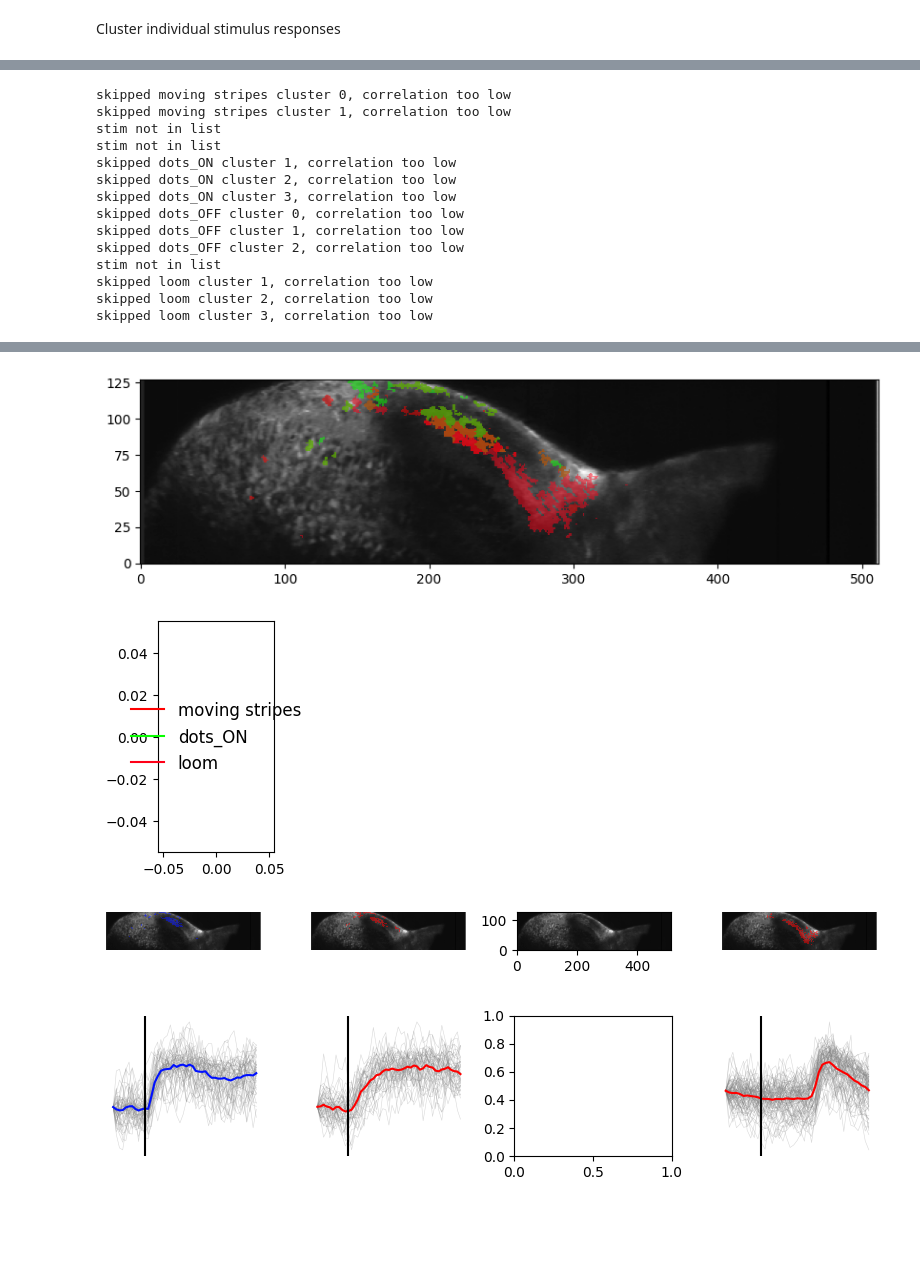
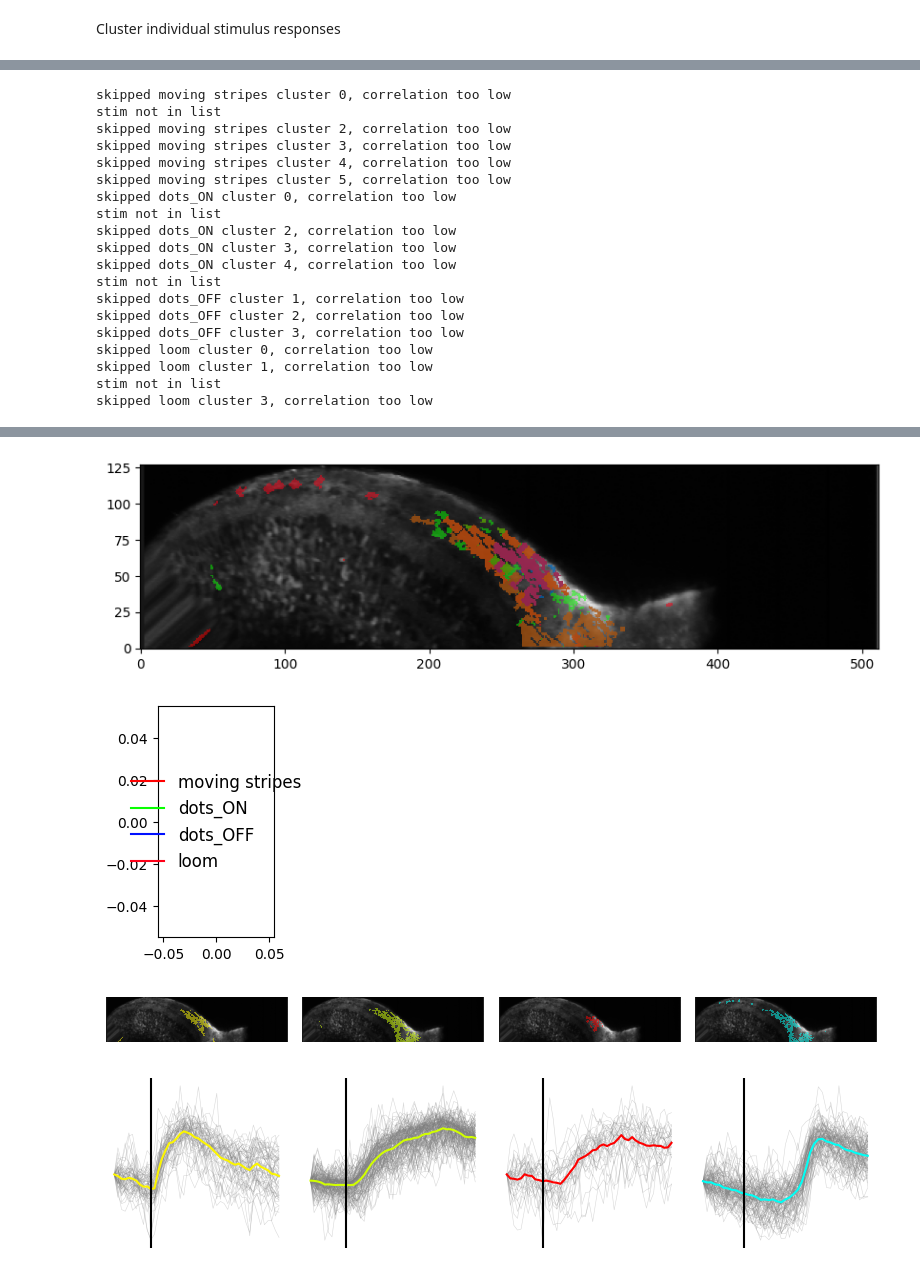
Before and after one commit to simbru/pygor, a Jupyter notebook: ROI_clustering_multiplane.ipynb, the cells around one changed output, grey strips where cells are left out. Saved outputs shown, nothing was run; the diff lists cells and outputs as text; code cells hidden in the pictures; blank space fills up the shorter version.

```diff
--- a/ROI_clustering_multiplane.ipynb
+++ b/ROI_clustering_multiplane.ipynb
@@ -50,4 +50,4 @@ def z_normalize_columns(data):
     return normalized_data
 
 data_path = 'D:/Box Sync/Imaging/OT_singleplane/st53/'
-export_path = 'C:/Users/Michael Forsthofer/OneDrive - University of Sussex/BadenLab/2p-imaging/singleplane/St53/'
+export_path = 'C:/Users/Michael Forsthofer/OneDrive - University of Sussex/BadenLab/2p-imaging/multiplane/St66/'
@@ -63,6 +62,17 @@ stimtypes_relevant = ['moving stripes', 'dots_ON', 'dots_OFF', 'loom']
 #stimtypes = ['white', 'loom', 'left dot','right dot','down dot','up dot','left edge ON','left edge OFF','right edge ON','right edge OFF','bottom edge edge ON','bottom edge OFF','top edge ON','top edge OFF']
 #stimtypes_relevant = ['loom','left dot','right dot','down dot','up dot']
 data_object = pygor.load.Core(data_path+filename)
+# %%
+if data_object.n_planes == 1:
+    slices = np.array([depth])
+else:
+    slices = np.arange(0, (data_object.n_planes)*ETL_step, ETL_step)
+
+def calc_roi_plane(roi_y, image_y, n_planes, slices_um, start_plane):
+    plane_step = image_y/n_planes
+    plane_bin = roi_y//plane_step
+    corr_plane = int((plane_bin - (start_plane))%n_planes)
+    return(slices_um[corr_plane])
 # %%
 data_object.view_stack_rois(labels=False, figsize_scale=3, func='average_stack')
 # %% [output]
@@ -117,7 +123,7 @@ included_responses = []
 
 append_idx = 1000
 append_idx_post = 1000
-SD_threshold = 1.4
+SD_threshold = 1.2
 roi_x_border = 400
 downsample_factor = 100
 
@@ -166,6 +172,7 @@ for idx, cur_traces in enumerate(stim_responses):
         (prestim_max<resting_mean_upper) &
         (roi_x<roi_x_border)) [0]]
     ax[2, idx%4].plot(cutouts_sorted, color='gray', alpha=0.1)
+    #ax[2, idx%4].set_ylim(-1, 4)
 
     #responses_sorted.append(cutouts_sorted[::100,:].transpose())
     responses_sorted.append(cur_traces[::downsample_factor,:].transpose())
@@ -182,7 +189,7 @@ for idx, cur_traces in enumerate(stim_responses):
 from sklearn.metrics import euclidean_distances
 from scipy.cluster.hierarchy import dendrogram, linkage
 from scipy.cluster.hierarchy import fcluster
-cluster_threshold = 35
+cluster_threshold = 45
 
 cluster_allocations = {}
 cluster_traces = {}
@@ -244,17 +251,21 @@ for idx, cur_clust in enumerate(responses_sorted):
 # %%
 min_traces_per_cluster = 6
-correlation_threshold = 0.6
+correlation_threshold = 0.68
 
 roi_indices_export = {}
 roi_depth_export = {}
 roi_size_export = {}
 roi_amplitude_export = {}
 roi_xy_export = {}
+roi_centroid_x_export = {}
+roi_centroid_y_export = {}
+roi_plane_export = {}
 roi_metadata_export = {'SD_threshold':SD_threshold,
                        'correlation_threshold':correlation_threshold,
                        'min_traces_per_cluster':min_traces_per_cluster,
                        'cluster_threshold':cluster_threshold,
-                       'depth': depth}
+                       'depth': depth,
+                       'stage' : 53}
 
 #set up plot color parameters
 stimuli_to_plot = ['moving stripes', 'dots_ON', 'dots_OFF', 'loom']
@@ -291,6 +302,9 @@ for stim_idx, cur_stim in enumerate(stimtypes_relevant):
     cluster_amplitude_export = []
     cluster_xy_export = []
     roi_indices_export[cur_stim] = []
+    cluster_centroid_x_export = []
+    cluster_centroid_y_export = []
+    cluster_depths_export = []
     for idx, cur_cluster in enumerate(cluster_traces[cur_stim]):
 
         #check if cluster has enough traces
@@ -309,6 +323,9 @@ for stim_idx, cur_stim in enumerate(stimtypes_relevant):
 
         sizes = np.array([])
         amps = np.array([])
+        cur_centroid_x = np.array([])
+        cur_centroid_y = np.array([])
+        cur_plane_depth = np.array([])
         for cur_roi in responding_rois[cur_stim][idx]:
             roi_size =len(np.where(data_object.rois==(cur_roi+1)*-1)[0])
             cur_roi_depth = data_object.ipl_depths[cur_roi]
@@ -316,8 +333,14 @@ for stim_idx, cur_stim in enumerate(stimtypes_relevant):
             found_depths_area_amplitudecorrected = np.hstack([found_depths_area_amplitudecorrected, np.repeat(cur_roi_depth, roi_size+round(roi_amplitude))])
             sizes = np.append(sizes, roi_size)
             amps = np.append(amps, roi_amplitude)
+            cur_centroid_x = np.append(cur_centroid_x, np.mean(np.where(data_object.rois==(cur_roi+1)*-1)[1]))
+            cur_centroid_y = np.append(cur_centroid_y, np.mean(np.where(data_object.rois==(cur_roi+1)*-1)[0]))
+            cur_plane_depth = np.append(cur_plane_depth, calc_roi_plane(cur_centroid[0], data_object.average_stack.shape[0], data_object.n_planes, slices, start_plane))
+        cluster_depths_export.append(cur_plane_depth)
         cluster_size_export.append(sizes)
         cluster_amplitude_export.append(amps)
+        cluster_centroid_x_export.extend(cur_centroid_x)
+        cluster_centroid_y_export.extend(cur_centroid_y)
 
         #found_rois = (np.where(cluster_allocations[cur_stim] == idx+1)[0]) * -1
         mask = np.isin(data_object.rois, found_rois)
@@ -361,6 +384,9 @@ for stim_idx, cur_stim in enumerate(stimtypes_relevant):
     roi_size_export[cur_stim] = cluster_size_export
     roi_amplitude_export[cur_stim] = cluster_amplitude_export
     roi_xy_export[cur_stim] = cluster_xy_export
+    roi_centroid_x_export[cur_stim] = cluster_centroid_x_export
+    roi_centroid_y_export[cur_stim] = cluster_centroid_y_export
+    roi_plane_export[cur_stim] = cluster_depths_export
 
     ipl_depths[cur_stim] = found_depths
     ipl_depths_area_amplitudecorrected[cur_stim] = found_depths_area_amplitudecorrected
@@ -372,16 +398,21 @@ f4.savefig(export_path+filename+'roiclusters.svg')
 f5.savefig(export_path+filename+'clustertraces.svg')
 # %% [output]
 skipped moving stripes cluster 0, correlation too low
-skipped moving stripes cluster 1, correlation too low
 stim not in list
+skipped moving stripes cluster 2, correlation too low
+skipped moving stripes cluster 3, correlation too low
+skipped moving stripes cluster 4, correlation too low
+skipped moving stripes cluster 5, correlation too low
+skipped dots_ON cluster 0, correlation too low
 stim not in list
-skipped dots_ON cluster 1, correlation too low
 skipped dots_ON cluster 2, correlation too low
 skipped dots_ON cluster 3, correlation too low
-skipped dots_OFF cluster 0, correlation too low
+skipped dots_ON cluster 4, correlation too low
+stim not in list
 skipped dots_OFF cluster 1, correlation too low
 skipped dots_OFF cluster 2, correlation too low
+skipped dots_OFF cluster 3, correlation too low
+skipped loom cluster 0, correlation too low
+skipped loom cluster 1, correlation too low
 stim not in list
-skipped loom cluster 1, correlation too low
-skipped loom cluster 2, correlation too low
 skipped loom cluster 3, correlation too low
@@ -389,4 +420,4 @@ skipped loom cluster 3, correlation too low
-[figure, old version]
+[figure, new version]
-[figure, old version]
+[figure, new version]
-[figure, old version]
+[figure, new version]
-[figure, old version]
+[figure, new version]
```
Also changed, not shown: parts of 13 cells of this notebook, 1 other file.
